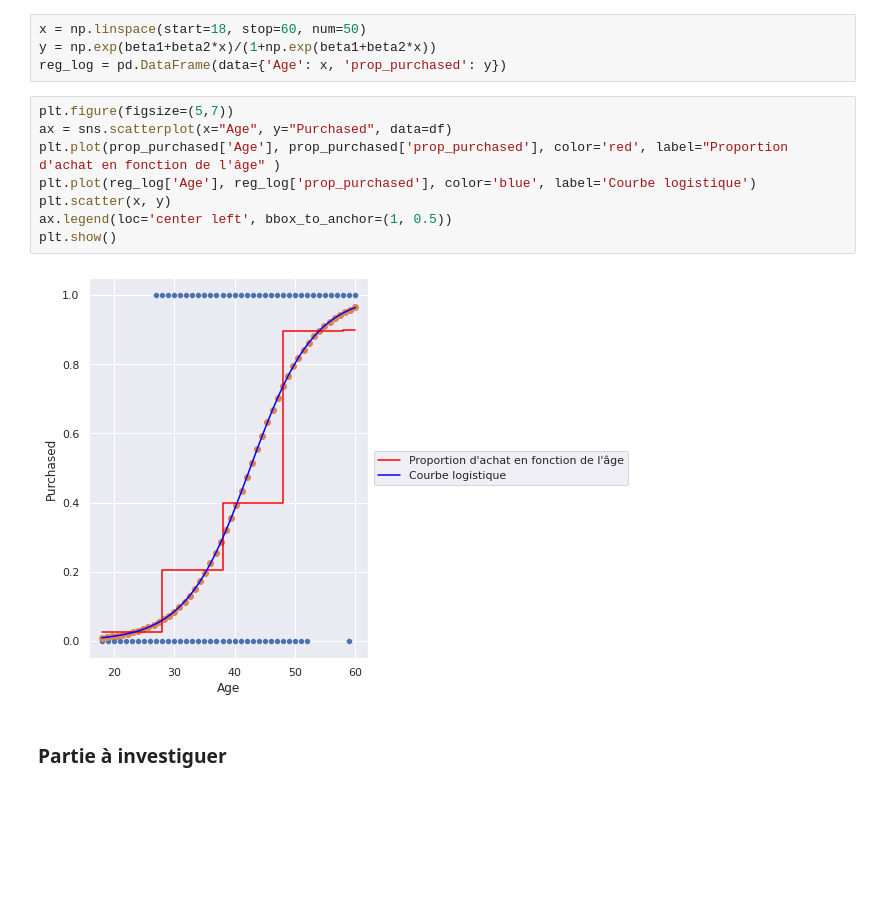
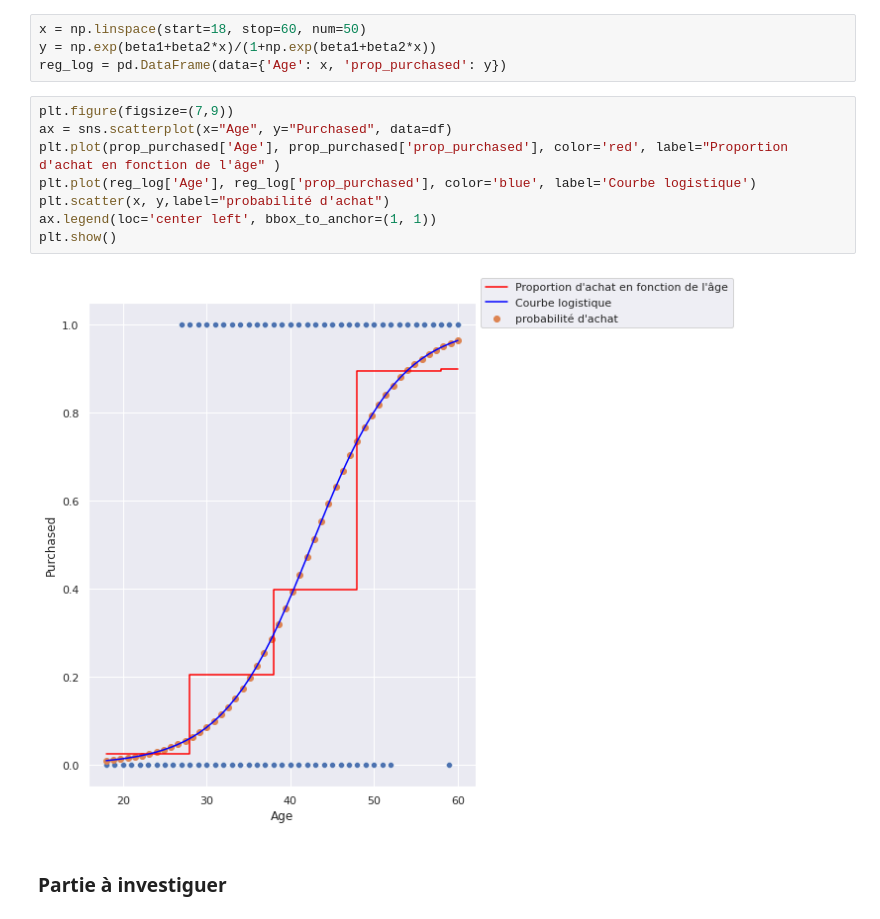
Before and after one commit to fatimaoc/Iphone_logistique2, a Jupyter notebook: iphone_data-Copy1.ipynb, the cells around one changed output. Drawn from its saved outputs; the diff is of its cells as text; blank space fills up the shorter version.

```diff
--- a/iphone_data-Copy1.ipynb
+++ b/iphone_data-Copy1.ipynb
@@ -338,15 +362,15 @@ x = np.linspace(start=18, stop=60, num=50)
 y = np.exp(beta1+beta2*x)/(1+np.exp(beta1+beta2*x))
 reg_log = pd.DataFrame(data={'Age': x, 'prop_purchased': y})
 # %%
-plt.figure(figsize=(5,7))
+plt.figure(figsize=(7,9))
 ax = sns.scatterplot(x="Age", y="Purchased", data=df)
 plt.plot(prop_purchased['Age'], prop_purchased['prop_purchased'], color='red', label="Proportion d'achat en fonction de l'âge" )
 plt.plot(reg_log['Age'], reg_log['prop_purchased'], color='blue', label='Courbe logistique')
-plt.scatter(x, y)
-ax.legend(loc='center left', bbox_to_anchor=(1, 0.5))
+plt.scatter(x, y,label="probabilité d'achat")
+ax.legend(loc='center left', bbox_to_anchor=(1, 1))
 plt.show()
 # %% [output]
-[figure, old version]
+[figure, new version]
 # %% [markdown]
 ### Partie à investiguer
 # %%
```
Also changed, not shown: parts of 4 cells of this notebook.
